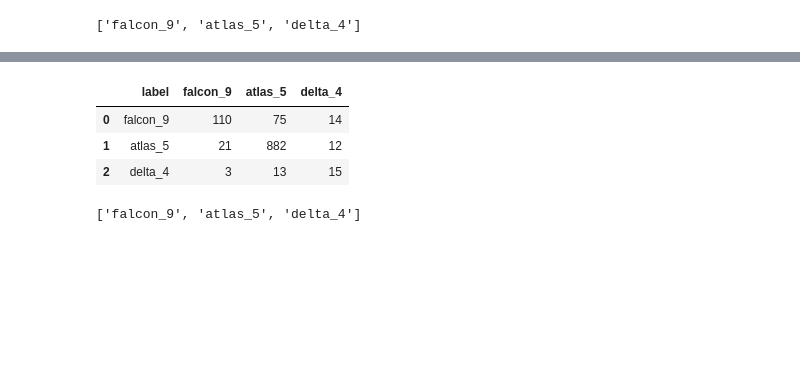
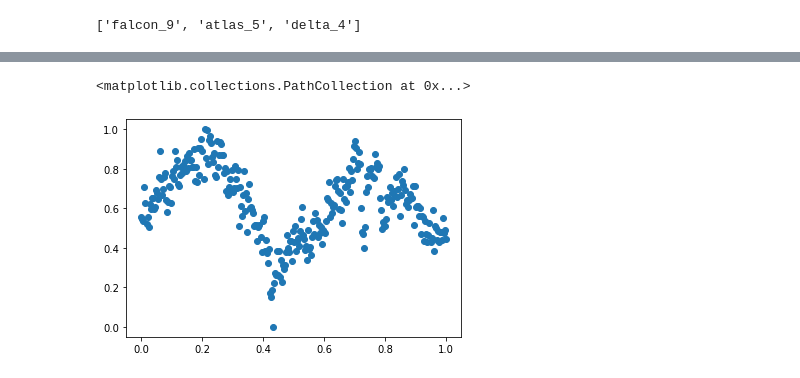
Before and after one commit to kyselica12/classification_of_light_curves, a Jupyter notebook: scr/notebooks/train.ipynb, the cells around one changed output, grey strips where cells are left out. Cells and saved outputs as stored; diff of their text form; code cells hidden in the pictures; blank space fills up the shorter version.

```diff
--- a/scr/notebooks/train.ipynb
+++ b/scr/notebooks/train.ipynb
@@ -56,7 +130,0 @@ import pandas as pd
-# %%
-cm = [[110,  75,  14],
- [ 21, 882,  12],
- [  3,  13,  15]]
-data = []
-for l, d in zip(data_cfg.labels, cm):
-    data.append([l]+d)
@@ -69,11 +131,41 @@ df = pd.DataFrame(data, columns=["label"] + data_cfg.labels)
-# %%
-df
-# %% [output]
-|  | label | falcon_9 | atlas_5 | delta_4 |
-| 0 | falcon_9 | 110 | 75 | 14 |
-| 1 | atlas_5 | 21 | 882 | 12 |
-| 2 | delta_4 | 3 | 13 | 15 |
-# %%
-data_cfg.labels
-# %% [output]
-['falcon_9', 'atlas_5', 'delta_4']
+# %%
+import torch.nn as nn
+import torch
+
+data_loader = trainer.val_loader
+
+criterion = nn.NLLLoss()
+
+total_loss = 0
+total = 0
+correct = 0
+
+i = 0
+with torch.no_grad():
+    for data in data_loader:
+        inputs, labels = data
+        labels = labels.long()
+
+        inputs = inputs.reshape(-1,1,300).double()
+        outputs = net(inputs)
+        _, predicted = torch.max(outputs.data, 1)
+
+        loss = criterion(outputs, labels)
+        total_loss += loss.item()
+        total += labels.size(0)
+        correct += (predicted == labels).sum().item()
+
+        i += 1
+        if i == 2:
+            break
+# %%
+ok_falcon = np.logical_and(labels == 0, predicted == 1)
+falcon = inputs[ok_falcon][1][0].numpy()
+# %%
+import matplotlib.pyplot as plt
+
+atlas = falcon
+plt.scatter(np.linspace(0,1, 300)[atlas != -1], atlas[atlas != -1])
+# %% [output]
+<matplotlib.collections.PathCollection at 0x...>
+[figure, added]
```
Also changed, not shown: parts of 7 cells of this notebook, 9 other files.
